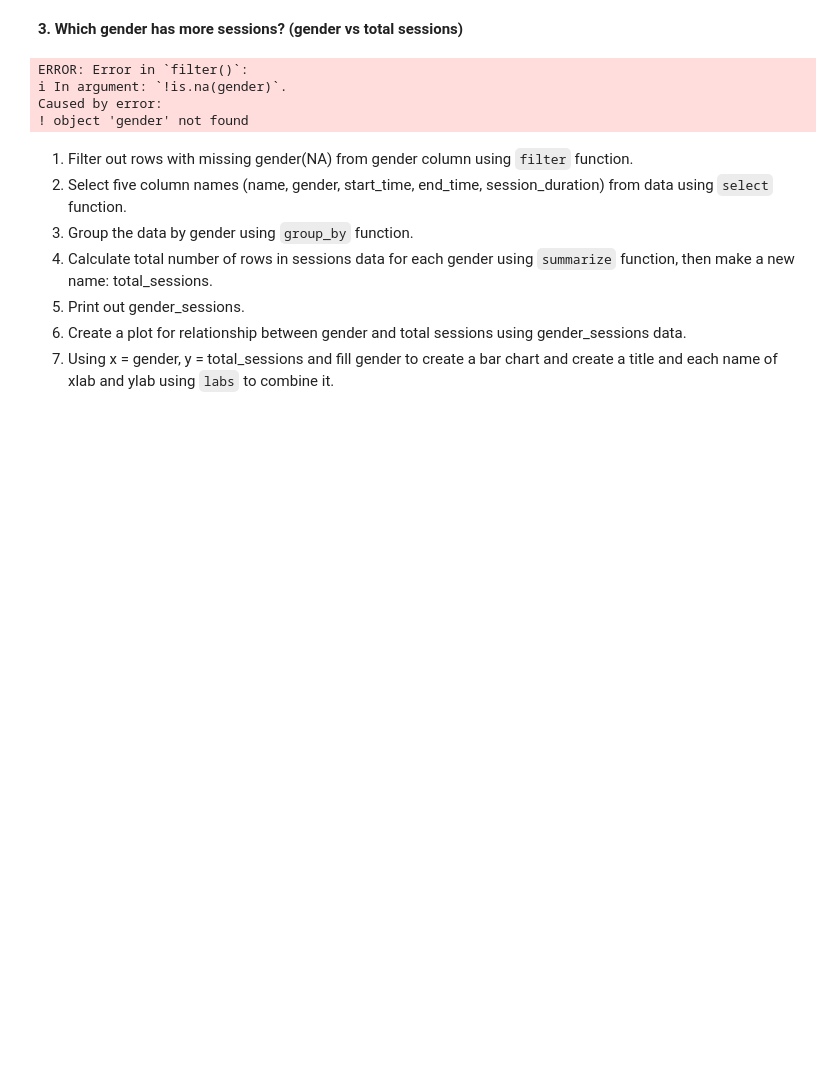
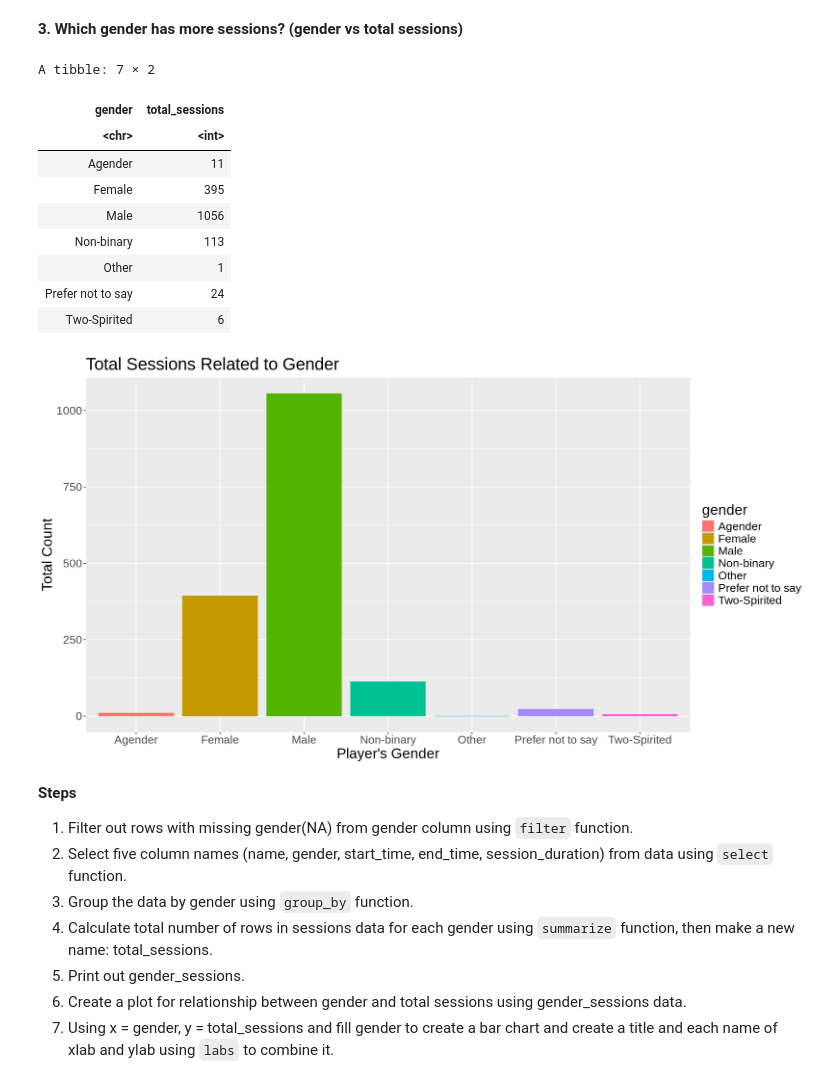
Before and after one commit to h2woobin/dsci-100-2024W2-group-006-30, a Jupyter notebook: gygg.ipynb, the cells around one changed output. Saved outputs shown, nothing was run; the diff lists cells and outputs as text; code cells hidden in the pictures; blank space fills up the shorter version.

```diff
--- a/gygg.ipynb
+++ b/gygg.ipynb
@@ -6,8 +6,8 @@ library(dplyr)
 library(readr)
 library(ggplot2)
 
-players <- read_csv("/home/jovyan/work/dsci-100-student/project/players.csv")
-sessions <- read_csv("/home/jovyan/work/dsci-100-student/project/sessions.csv")
+players <- read_csv("https://raw.githubusercontent.com/Elvis614412/Dsci-100-group-project/refs/heads/main/players.csv")
+sessions <- read_csv("https://raw.githubusercontent.com/Elvis614412/Dsci-100-group-project/refs/heads/main/sessions.csv")
 
 merged_data <- left_join(players,sessions, by = "hashedEmail")
 
@@ -56,25 +56,34 @@ A tibble: 1606 × 8
 # %% [markdown]
 **3. Which gender has more sessions? (gender vs total sessions)**
 # %%
-gender_sessions <- sessions |>
+gender_sessions <- merged_data |>
 filter(!is.na(gender)) |>
-select(name, gender, start_time, end_time, session_duration) |>
+select(name, gender, start_time, end_time) |>
 group_by(gender) |>
 summarize(total_sessions=n())
 gender_sessions
 
+options(repr.plot.width = 15, repr.plot.height = 8)
 gender_sessions_plot <- gender_sessions |>
 ggplot(aes(x=gender, y=total_sessions, fill=gender)) +
 geom_bar(stat="identity") +
 labs(title="Total Sessions Related to Gender", x="Player's Gender", y="Total Count") +
 theme(text = element_text(size=20))
 gender_sessions_plot
 # %% [output]
-ERROR: Error in `filter()`:
-ℹ In argument: `!is.na(gender)`.
-Caused by error:
-! object 'gender' not found
+A tibble: 7 × 2
+| gender | total_sessions |
+| <chr> | <int> |
+| Agender | 11 |
+| Female | 395 |
+| Male | 1056 |
+| Non-binary | 113 |
+| Other | 1 |
+| Prefer not to say | 24 |
+| Two-Spirited | 6 |
+[figure, added]
 # %% [markdown]
+**Steps**
 1. Filter out rows with missing gender(NA) from gender column using `filter` function.
 2. Select five column names (name, gender, start_time, end_time, session_duration) from data using `select` function.
 3. Group the data by gender using `group_by` function.
```
Also changed, not shown: parts of 2 cells of this notebook.
